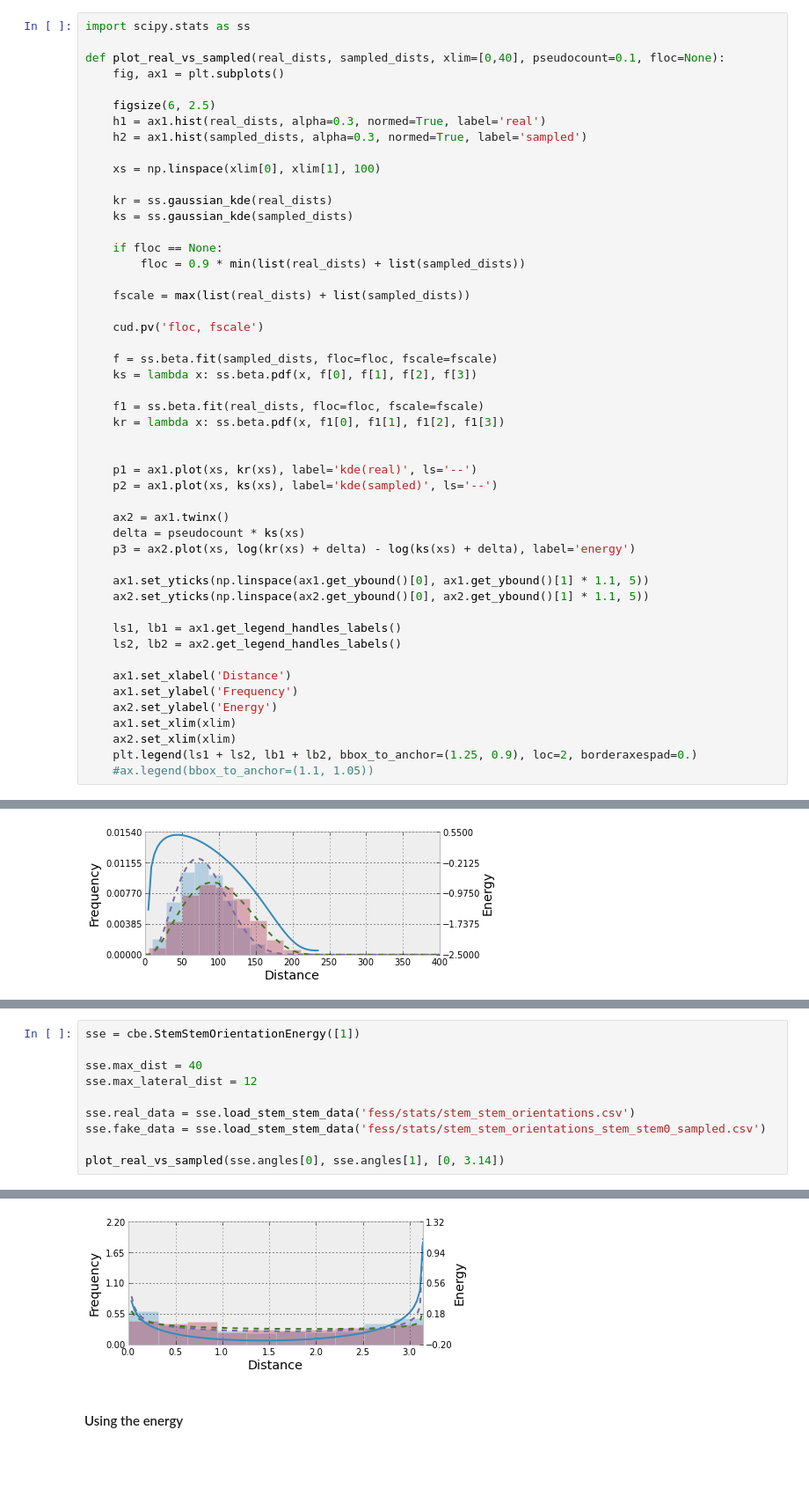
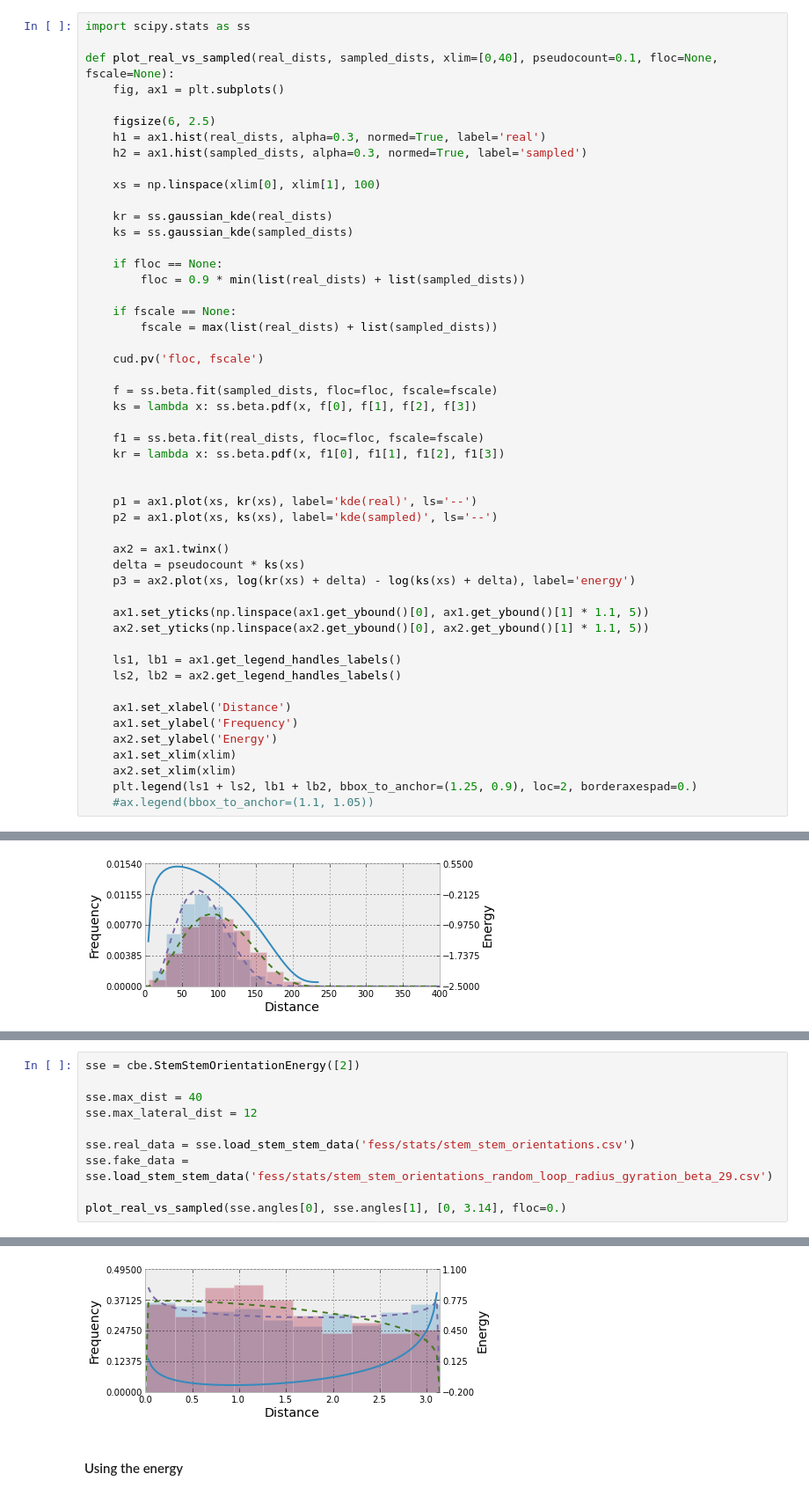
Before and after one commit to ViennaRNA/ernwin, a Jupyter notebook: ipy_notebook_ernwin.ipynb, the cells around one changed output, grey strips where cells are left out. Shown at 88% size. Drawn from its saved outputs; the diff is of its cells as text; blank space fills up the shorter version.

Commit message:
Some extra notes on the newly sampled structures.

```diff
--- a/ipy_notebook_ernwin.ipynb
+++ b/ipy_notebook_ernwin.ipynb
@@ -203,7 +203,7 @@ The identities of the hairpins that interact will be taken from the real structu
 # %%
 import scipy.stats as ss
 
-def plot_real_vs_sampled(real_dists, sampled_dists, xlim=[0,40], pseudocount=0.1, floc=None):
+def plot_real_vs_sampled(real_dists, sampled_dists, xlim=[0,40], pseudocount=0.1, floc=None, fscale=None):
     fig, ax1 = plt.subplots()
 
     figsize(6, 2.5)
@@ -218,7 +218,8 @@ def plot_real_vs_sampled(real_dists, sampled_dists, xlim=[0,40], pseudocount=0.1
     if floc == None:
         floc = 0.9 * min(list(real_dists) + list(sampled_dists))
 
-    fscale = max(list(real_dists) + list(sampled_dists))
+    if fscale == None:
+        fscale = max(list(real_dists) + list(sampled_dists))
 
     cud.pv('floc, fscale')
 
@@ -344,11 +386,11 @@ floc, fscale: (0.0, 3.1415926535900001)
 # %%
-sse = cbe.StemStemOrientationEnergy([1])
+sse = cbe.StemStemOrientationEnergy([2])
 
 sse.max_dist = 40
 sse.max_lateral_dist = 12
 
 sse.real_data = sse.load_stem_stem_data('fess/stats/stem_stem_orientations.csv')
-sse.fake_data = sse.load_stem_stem_data('fess/stats/stem_stem_orientations_stem_stem0_sampled.csv')
+sse.fake_data = sse.load_stem_stem_data('fess/stats/stem_stem_orientations_random_loop_radius_gyration_beta_29.csv')
 
-plot_real_vs_sampled(sse.angles[0], sse.angles[1], [0, 3.14])
+plot_real_vs_sampled(sse.angles[0], sse.angles[1], [0, 3.14], floc=0.)
 # %% [output]
@@ -356,4 +398,4 @@ floc, fscale: (0.0, 3.1415926535900001)
-[figure, old version]
+[figure, new version]
 # %% [markdown]
 #### Using the energy ####
 # %%
```
Also changed, not shown: parts of 12 cells of this notebook.
